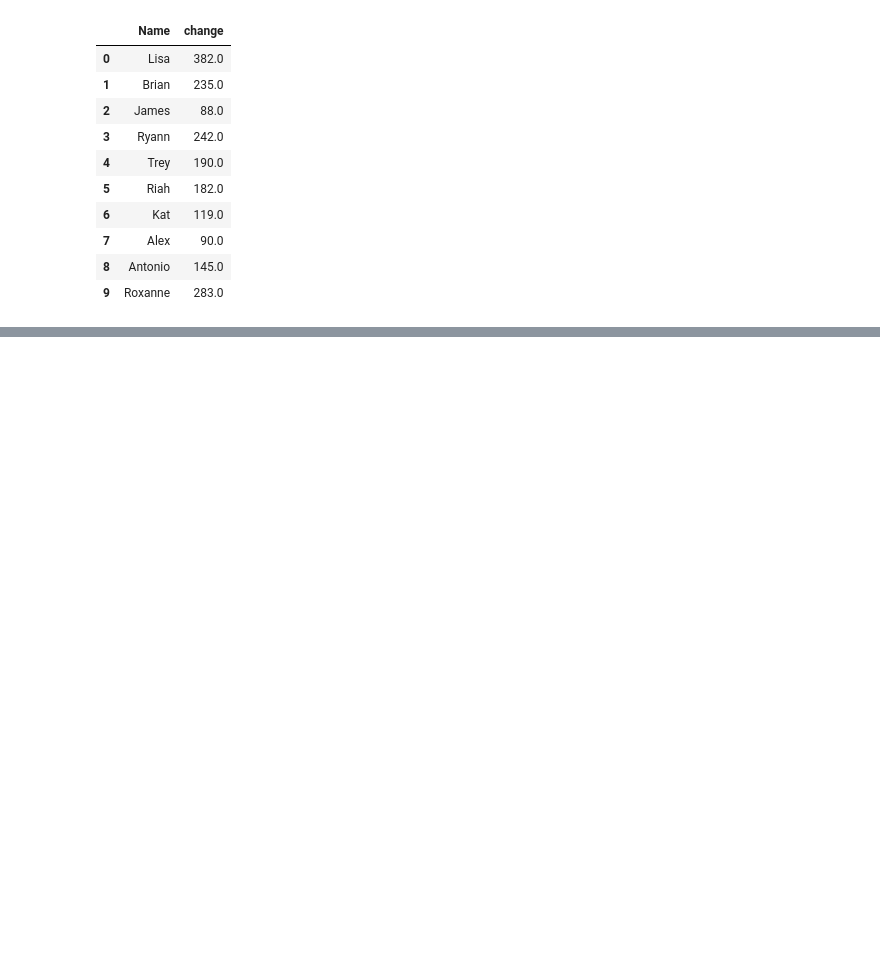
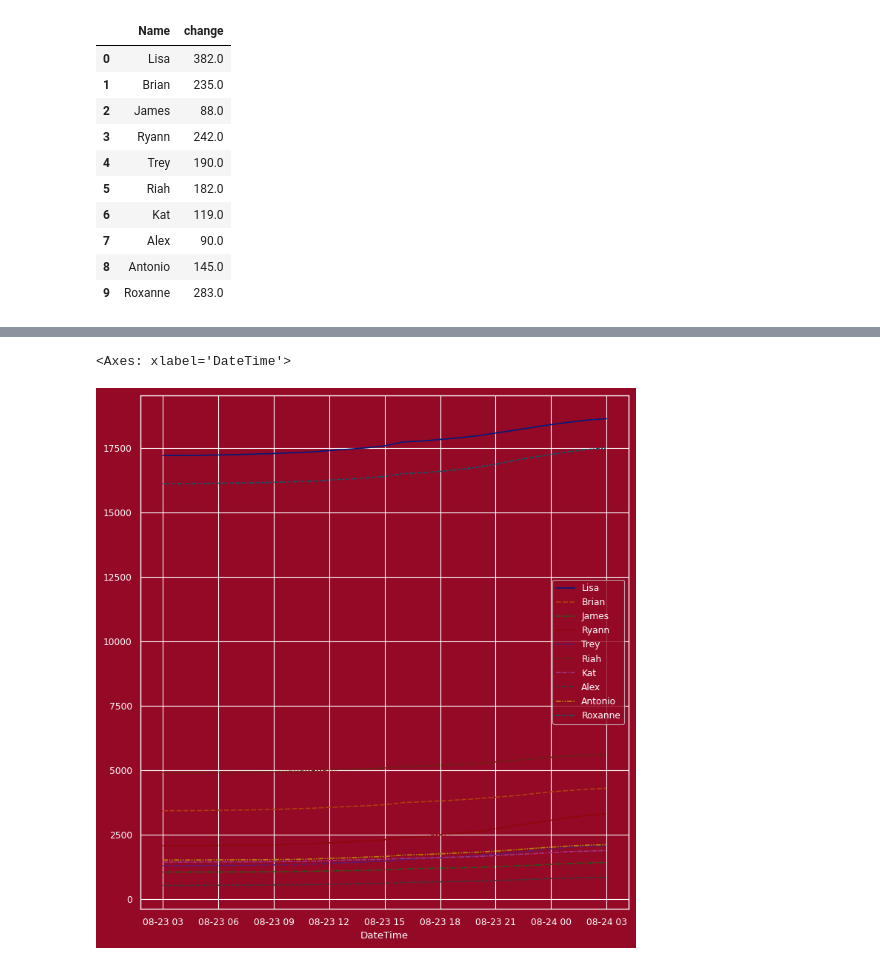
Before and after one commit to cecilylynn/data-science-projects, a Jupyter notebook: Ultimatum_MoMO_Follower_Counts.ipynb, the cells around one changed output, grey strips where cells are left out. Cells and saved outputs as stored; diff of their text form; code cells hidden in the pictures; blank space fills up the shorter version.

```diff
--- a/Ultimatum_MoMO_Follower_Counts.ipynb
+++ b/Ultimatum_MoMO_Follower_Counts.ipynb
@@ -197,0 +205,21 @@ for i in ax.containers:
+# %%
+# Read in the csv file
+first24_df = pd.read_csv('/content/drive/My Drive/Python/Ultimatum (Marry or Move On) S2/first24_ultimatum_MoMO_s02.txt',
+                       sep=';',
+                       skipinitialspace=True,
+                       parse_dates=['DateTime'],
+                       na_values=[' ','  '])
+
+#getting rid of commas in numerical strings to change them to floats later
+first24_df.replace(',','',regex=True,inplace=True)
+
+#get rid of spaces in the column names
+daily_df.columns = daily_df.columns.str.replace(' ', '')
+
+#changing strings to numbers
+first24_df[list(first24_df)[1:]]=first24_df[list(first24_df)[1:]].astype(float)
+
+#use DateTime as the index
+first24_df.set_index('DateTime', inplace = True)
+
+first24_df
@@ -197,0 +262,9 @@ for i in ax.containers:
+# %%
+first24_contestants_df=first24_df.drop('ultimatum',axis=1)
+# %%
+plt.figure(figsize=(8.5,9))
+sns.set_context("paper")
+sns.lineplot(data=first24_contestants_df)
+# %% [output]
+<Axes: xlabel='DateTime'>
+[figure, added]
```
Also changed, not shown: parts of 45 cells of this notebook.
